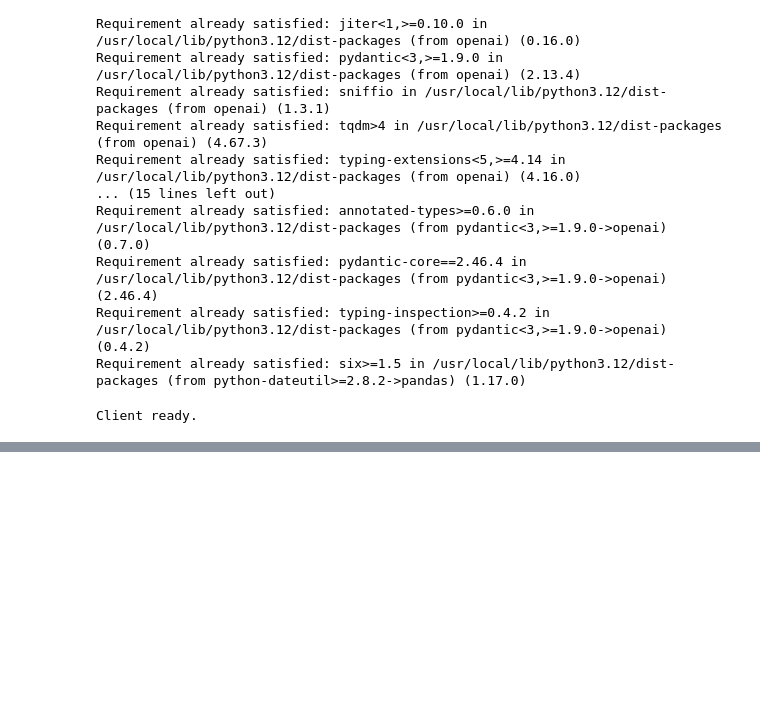
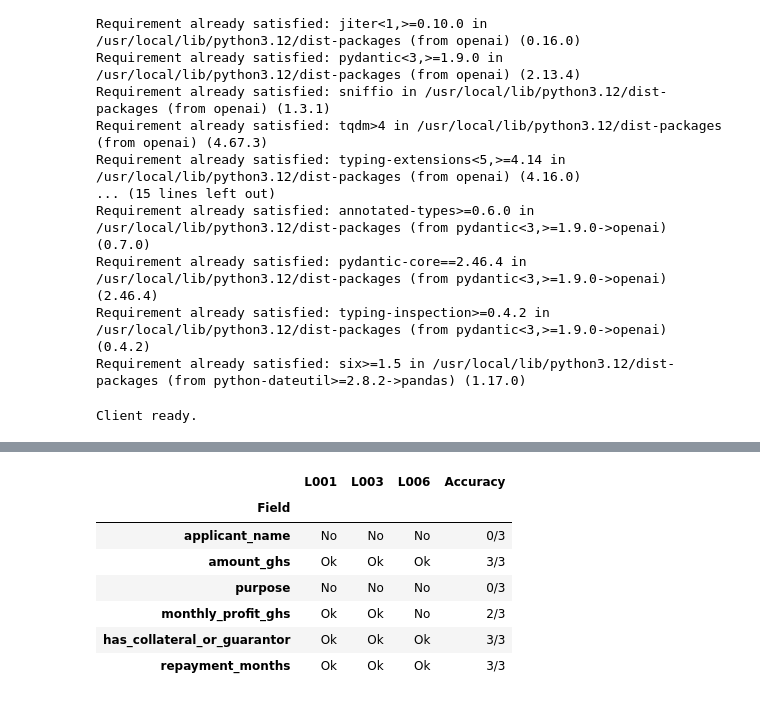
Before and after one commit to sebenemaryamashebir-cmd/lab-4-llm-decision-support, a Jupyter notebook: Lab4.ipynb, the cells around one changed output, grey strips where cells are left out. Cells and saved outputs as stored; diff of their text form; code cells hidden in the pictures; blank space fills up the shorter version.

```diff
--- a/Lab4.ipynb
+++ b/Lab4.ipynb
@@ -39,0 +203,14 @@ Client ready.
+# %%
+SUMMARY_PROMPT_V1 = "Summarize this:"
+letter_L002 = LETTERS["L002"]
+letter_L006 = LETTERS["L006"]
+_, v1_L002 = ask_llm(f"{SUMMARY_PROMPT_V1}\n\n{letter_L002}")
+_, v1_L006 = ask_llm(f"{SUMMARY_PROMPT_V1}\n\n{letter_L006}")
+
+print("Letter L002 summary:\n")
+print(v1_L002)
+
+print("\n" + "-"*60 + "\n")
+
+print("Letter L006 summary:\n")
+print(v1_L006)
@@ -39,0 +550,66 @@ Client ready.
+# %%
+FIELDS = {
+    "applicant_name": str,
+    "amount_ghs": float,
+    "purpose": str,
+    "monthly_profit_ghs": float,
+    "has_collateral_or_guarantor": bool,
+    "repayment_months": float,
+}
+GOLD_LETTERS=["L001", "L003", "L006"]
+
+def values_match(field, gold_value, extracted_value):
+  # appropriate comparison
+  if gold_value is None and extracted_value is None:
+    return True
+
+  if gold_value is None or extracted_value is None:
+    return False
+
+  if field == "has_collateral_or_guarantor":
+    return  bool(gold_value) == bool(extracted_value)
+
+   # ignroing capitalization
+  if field in ("application_name", "purpose"):
+    return str(gold_value).strip().lower() == str(extracted_value).strip().lower()
+
+# numeric fields
+  try:
+    return float(gold_value)==float(extracted_value)
+
+  except (TypeError, ValueError):
+    return False
+
+# the comparison table
+comparison_rows =[]
+
+for field in FIELDS:
+  row ={"Field": field}
+  match_count =0
+
+  for letter_id in GOLD_LETTERS:
+    gold_value = GOLD[letter_id].get(field)
+
+    extracted_row= extraction_df[extraction_df["letter_id"]==letter_id]
+    extracted_value = extracted_row.iloc[0][field] if not extracted_row.empty else None
+
+    is_match = values_match(field, gold_value, extracted_value)
+    match_count +=int(is_match)
+
+    row[letter_id] = "Ok" if is_match else "No"
+
+  row["Accuracy"] =f"{match_count}/3"
+  comparison_rows.append(row)
+
+
+comparison_df = pd.DataFrame(comparison_rows).set_index("Field")
+comparison_df
+# %% [output]
+|  | L001 | L003 | L006 | Accuracy |
+| Field |  |  |  |  |
+| applicant_name | No | No | No | 0/3 |
+| amount_ghs | Ok | Ok | Ok | 3/3 |
+| purpose | No | No | No | 0/3 |
+| monthly_profit_ghs | Ok | Ok | No | 2/3 |
+| has_collateral_or_guarantor | Ok | Ok | Ok | 3/3 |
+| repayment_months | Ok | Ok | Ok | 3/3 |
```
Also changed, not shown: parts of 37 cells of this notebook.
